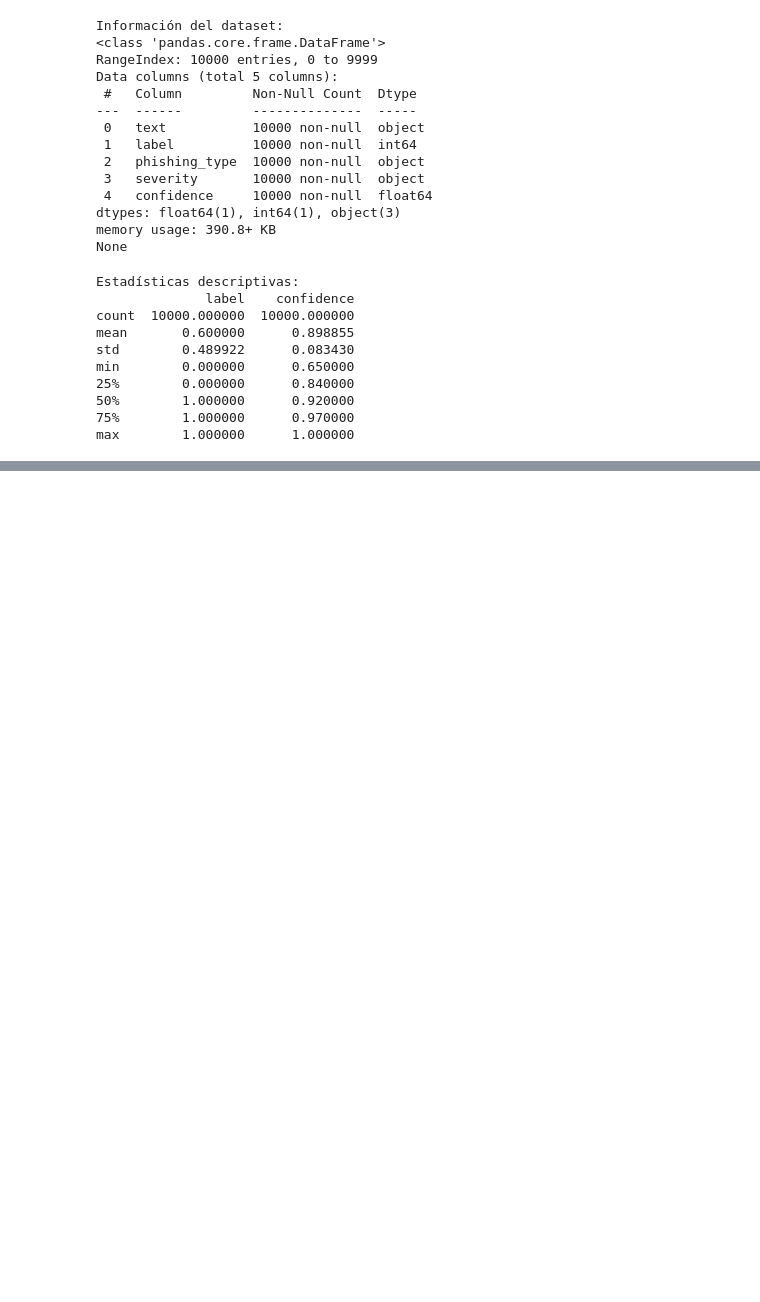
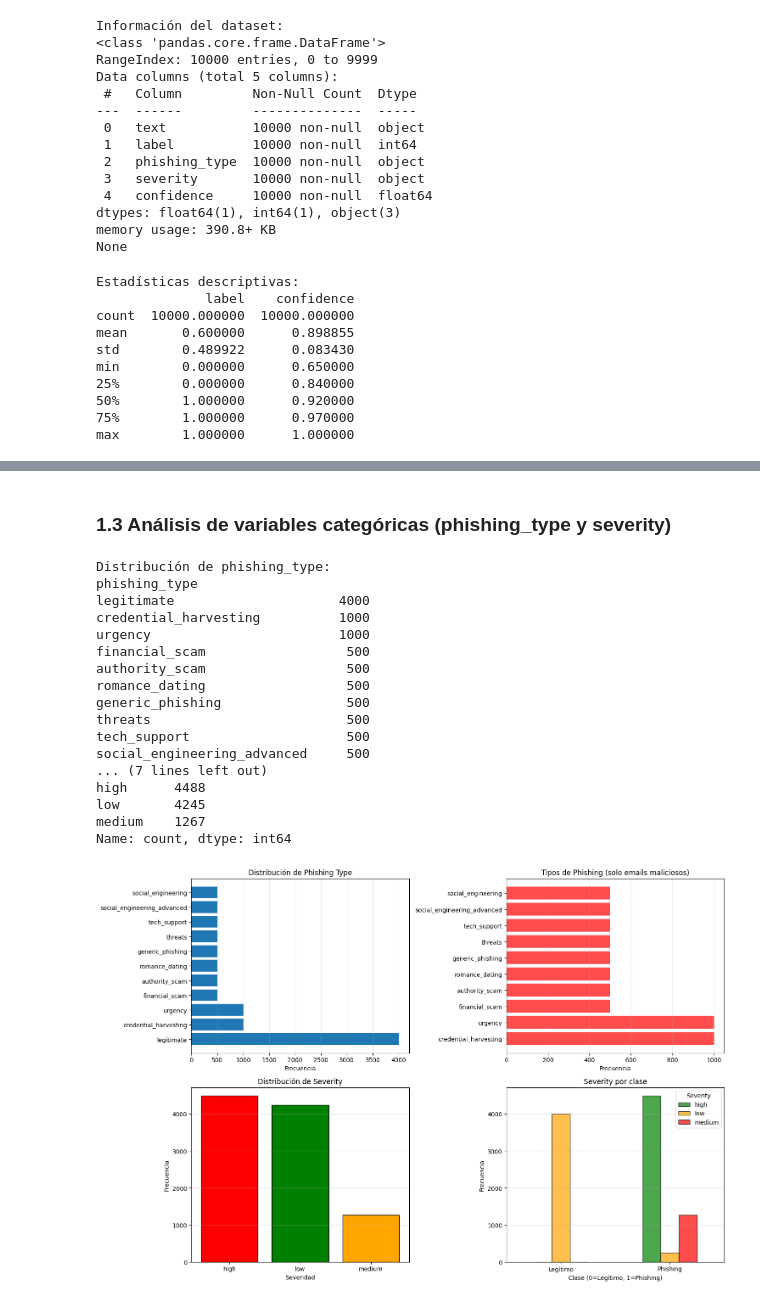
Before and after one commit to danielarodriguez4/Phishing-Emails-ML, a Jupyter notebook: notebook/phishing_email.ipynb, the cells around one changed output, grey strips where cells are left out. Drawn from its saved outputs; the diff is of its cells as text; code cells hidden in the pictures; blank space fills up the shorter version.

```diff
--- a/notebook/phishing_email.ipynb
+++ b/notebook/phishing_email.ipynb
@@ -59,0 +163,71 @@ max        1.000000      1.000000
+# %% [markdown]
+### 1.3 Análisis de variables categóricas (phishing_type y severity)
+# %%
+# Análisis de phishing_type
+print("Distribución de phishing_type:")
+print(df['phishing_type'].value_counts())
+print("\n" + "="*50 + "\n")
+
+# Análisis de severity
+print("Distribución de severity:")
+print(df['severity'].value_counts())
+
+# Visualización
+fig, axes = plt.subplots(2, 2, figsize=(15, 10))
+
+# phishing_type - todas las categorías
+phishing_counts = df['phishing_type'].value_counts()
+axes[0, 0].barh(phishing_counts.index, phishing_counts.values)
+axes[0, 0].set_xlabel('Frecuencia')
+axes[0, 0].set_title('Distribución de Phishing Type')
+axes[0, 0].grid(True, alpha=0.3, axis='x')
+
+# phishing_type - solo phishing (sin legítimos)
+phishing_only = df[df['label']==1]['phishing_type'].value_counts()
+axes[0, 1].barh(phishing_only.index, phishing_only.values, color='red', alpha=0.7)
+axes[0, 1].set_xlabel('Frecuencia')
+axes[0, 1].set_title('Tipos de Phishing (solo emails maliciosos)')
+axes[0, 1].grid(True, alpha=0.3, axis='x')
+
+# severity
+severity_counts = df['severity'].value_counts()
+colors_severity = {'high': 'red', 'medium': 'orange', 'low': 'green'}
+colors = [colors_severity.get(x, 'gray') for x in severity_counts.index]
+axes[1, 0].bar(severity_counts.index, severity_counts.values, color=colors, edgecolor='black')
+axes[1, 0].set_xlabel('Severidad')
+axes[1, 0].set_ylabel('Frecuencia')
+axes[1, 0].set_title('Distribución de Severity')
+axes[1, 0].grid(True, alpha=0.3, axis='y')
+
+# severity por label
+severity_by_label = df.groupby(['label', 'severity']).size().unstack(fill_value=0)
+severity_by_label.plot(kind='bar', ax=axes[1, 1], color=['green', 'orange', 'red'],
+                       edgecolor='black', alpha=0.7)
+axes[1, 1].set_xlabel('Clase (0=Legítimo, 1=Phishing)')
+axes[1, 1].set_ylabel('Frecuencia')
+axes[1, 1].set_title('Severity por clase')
+axes[1, 1].legend(title='Severity')
+axes[1, 1].set_xticklabels(['Legítimo', 'Phishing'], rotation=0)
+axes[1, 1].grid(True, alpha=0.3, axis='y')
+
+plt.tight_layout()
+plt.show()
+# %% [output]
+Distribución de phishing_type:
+phishing_type
+legitimate                     4000
+credential_harvesting          1000
+urgency                        1000
+financial_scam                  500
+authority_scam                  500
+romance_dating                  500
+generic_phishing                500
+threats                         500
+tech_support                    500
+social_engineering_advanced     500
+... (7 lines left out)
+high      4488
+low       4245
+medium    1267
+Name: count, dtype: int64
+[figure, added]
```
Also changed, not shown: parts of 50 cells of this notebook, 1 other file.
